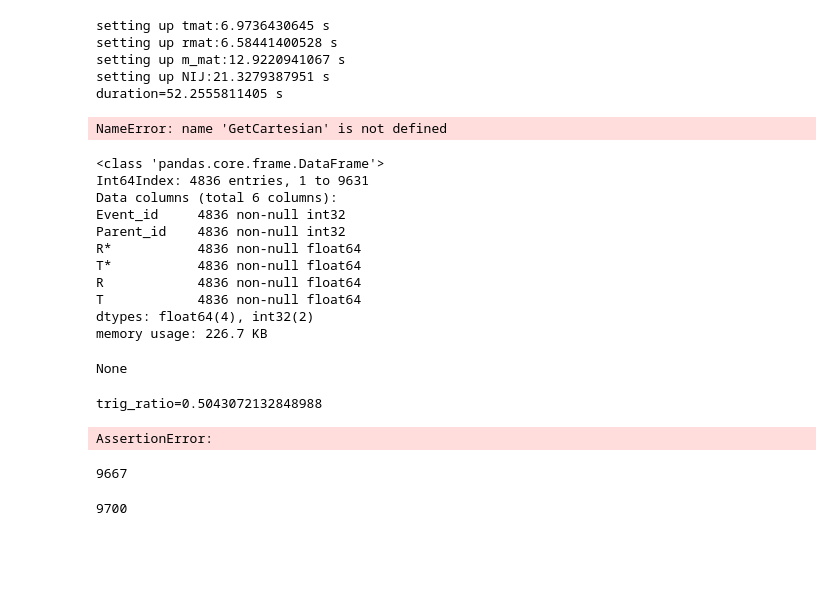
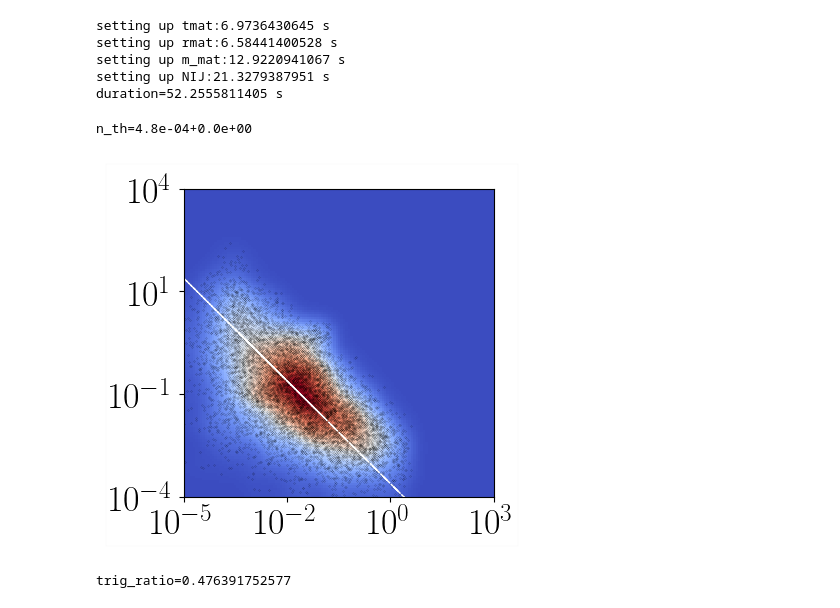
Before and after one commit to kkarimi62/Swarm, a Jupyter notebook: RidgeCrest2019_recovered.ipynb, the cells around one changed output. Saved outputs shown, nothing was run; the diff lists cells and outputs as text; code cells hidden in the pictures; blank space fills up the shorter version.

```diff
--- a/RidgeCrest2019_recovered.ipynb
+++ b/RidgeCrest2019_recovered.ipynb
@@ -1655,14 +1664,14 @@ def RemovePair( dff, cs, catalog ):
     df['T'] = series_t.apply(lambda x:x.total_seconds()*pref)
     assert len ( df[ df['R'] == 0.0 ] ) == 0, '%s'%display( df[ df['R'] == 0.0 ] )
     assert len ( df[ df['T'] == 0.0 ] ) == 0, '%s'%display( df[ df['T'] == 0.0 ] )
-    return df [ df[ 'R' ] <= df[ 'T' ] * cs ]
+    return df [ df[ 'R' ] <= df[ 'T' ] * cs ], df [ df[ 'R' ] > df[ 'T' ] * cs ]
 
 
 #--------------------
 #----- set parameters
 #--------------------
 #--- set quantile
-quantile = 0.35 #new_quantile #0.050
+quantile = 0.4 #0.35 #new_quantile #0.050
 #--- wave speed
 cs = 3 * (24*3600) #--- km per day
 #--- cut-off time
@@ -1710,7 +1719,7 @@ for i in xrange(nsamp):
 #--------------------------------------------
 #--- actual data
 #--- remove pairs with r > cs.t
-nij = RemovePair( nij, cs, swarm_lohi )
+nij, nij_removed = RemovePair( nij, cs, swarm_lohi )
 myTlohi = Tlohi(swarm_lohi['date'].min()+datetime.timedelta(days=dt_cut), #--- set cut-off time
                swarm_lohi['date'].max()+datetime.timedelta(days=-dt_cut)
                )
@@ -1777,71 +1786,63 @@ for nn, index, title in zip([ nij ],xrange(2),['actual']):
     (nij_copy['T*'] < 10**TMAX ) &
     (nij_copy['R*'] >= 10**RMIN ) &
     (nij_copy['R*'] < 10**RMAX )]
     #--- mapping
     xx=ax.axis()[0]+(ax.axis()[1]-ax.axis()[0])*(np.log10(nij_copy['T*'])-TMIN)/(TMAX-TMIN)
     yy=ax.axis()[2]+(ax.axis()[3]-ax.axis()[2])*(np.log10(nij_copy['R*'])-RMIN)/(RMAX-RMIN)
     ax.set_xlim(ax.axis()[0],ax.axis()[1])
     ax.set_ylim(ax.axis()[2],ax.axis()[3])
     #--- plot
     DrawFrame(ax, (0.25,0.08),(0.16,0.08),0.01)
     ax.scatter(xx,
               yy,
                alpha=1,color='black',s=0.01)
     #--- draw the separation line
     xx=ax.axis()[0]+(ax.axis()[1]-ax.axis()[0])*(np.log10(nij_copy['T*'])-TMIN)/(TMAX-TMIN)
     yy=ax.axis()[2]+(ax.axis()[3]-ax.axis()[2])*(np.log10(n_thresh/nij_copy['T*'])-RMIN)/(RMAX-RMIN)
 #    print len(xx)
 #    xx=xx[0:-1:300]
 #    yy=yy[0:-1:300]
 #    print len(xx)
     ax.plot( xx, yy,'-.',color='white',linewidth=1.0)
 
 fig.savefig('%s/densityMaps.png'%DIR_OUTPT_figs,bbox_inches='tight',dpi=150)
 #---
 mpl.rcParams.update(mpl.rcParamsDefault)
 warnings.filterwarnings('ignore') #--- get rid of warnings
 rc('text', usetex=True)
 font = {'size'   : 20}
 matplotlib.rc('font', **font)
 # %% [output]
-NameError: name 'GetCartesian' is not defined
+n_th=4.8e-04+0.0e+00
+[figure, added]
-# %%
-#--- triggering part
-nij_trig=nij[nij['T*']*nij['R*']<=n_thresh]
-nij_background=nij[nij['T*']*nij['R*']>n_thresh]
-display(nij_trig.info())
-trig_ratio = cdf_actual[edges_actual[:-1]<=n_thresh][-1]
-print 'trig_ratio=%s'%trig_ratio
-# %% [output]
-<class 'pandas.core.frame.DataFrame'>
-Int64Index: 4836 entries, 1 to 9631
-Data columns (total 6 columns):
-Event_id     4836 non-null int32
-Parent_id    4836 non-null int32
-R*           4836 non-null float64
-T*           4836 non-null float64
-R            4836 non-null float64
-T            4836 non-null float64
-dtypes: float64(4), int32(2)
-memory usage: 226.7 KB
-None
-trig_ratio=0.5043072132848988
-# %%
-background_child = list(set(nij_background['Event_id']))
-background_root  = list(set(nij['Parent_id'])-set(nij['Event_id']))
-background = background_root+background_child
-assert len(background) == len(set(background)) #--- assert no overlap
-df_background = swarm_lohi.iloc[background]
-df_triggered = swarm_lohi.iloc[nij_trig['Event_id']]
-assert len(df_triggered) + len(df_background) == len(swarm_lohi)
-#df_background.head()
-# %% [output]
-AssertionError:
-# %%
-len(df_triggered) + len(df_background)
-# %% [output]
-9667
-# %%
-len(swarm_lohi)
-# %% [output]
-9700
+# %%
+#--- triggering part of nij
+nij_trig=nij[nij['T*']*nij['R*']<=n_thresh]
+df_triggered = swarm_lohi.iloc[nij_trig['Event_id']]
+
+#--- background part of nij
+nij_background=nij[nij['T*']*nij['R*']>n_thresh]
+nn = len(nij_background)
+nij_background = nij_background.append(nij_removed,verify_integrity=False) #--- append removed part
+assert len(nij_background) == nn + len(nij_removed)
+
+#--- background events
+background_child = list(set(nij_background['Event_id'])) #--- children
+#
+nij_copy = nij.copy()
+Nij = nij_copy.append(nij_removed)
+background_root  = list(set(Nij['Parent_id'])-set(Nij['Event_id'])) #--- root
+#
+background = background_root+background_child #--- total
+assert len(background) == len(set(background)) #--- assert no overlap
+#
+df_background = swarm_lohi.iloc[background]
+
+assert len(df_triggered) + len(df_background) == len(swarm_lohi), '%s != %s' %(len(df_triggered) + len(df_background),len(swarm_lohi))
+
+
+#display(nij_trig.info())
+trig_ratio = 1.0*len(df_triggered) / len(swarm_lohi) #cdf_actual[edges_actual[:-1]<=n_thresh][-1]
+print 'trig_ratio=%s'%trig_ratio
+# %% [output]
+trig_ratio=0.476391752577
```
Also changed, not shown: parts of 10 cells of this notebook, 7 other files.
